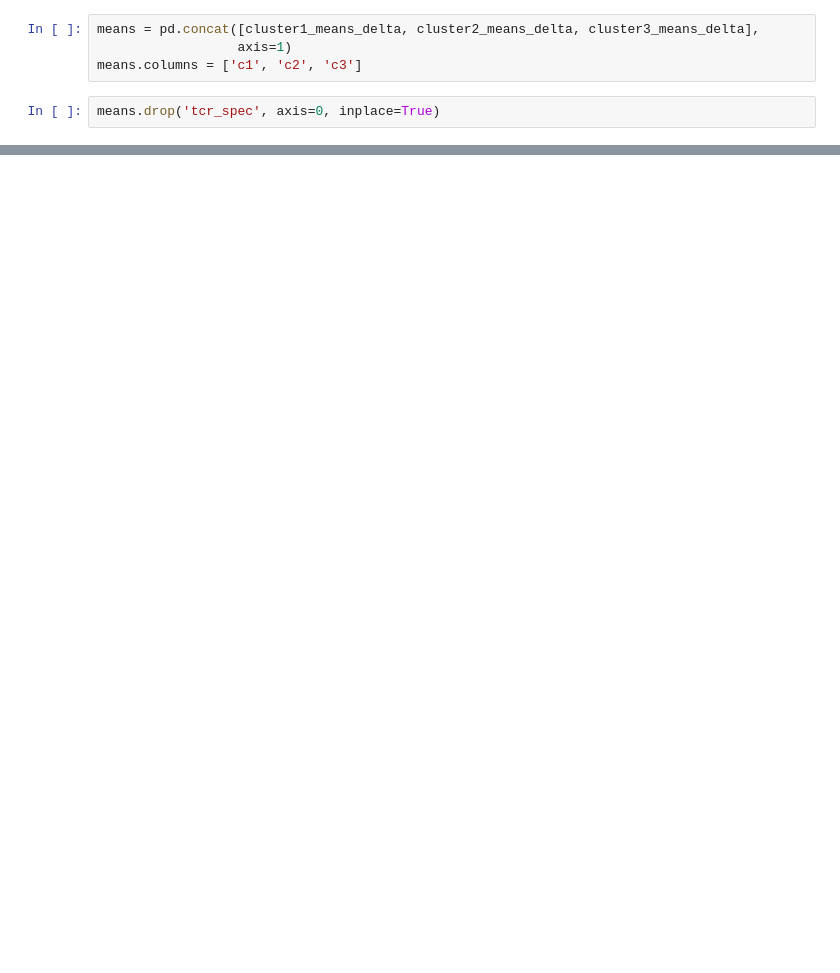
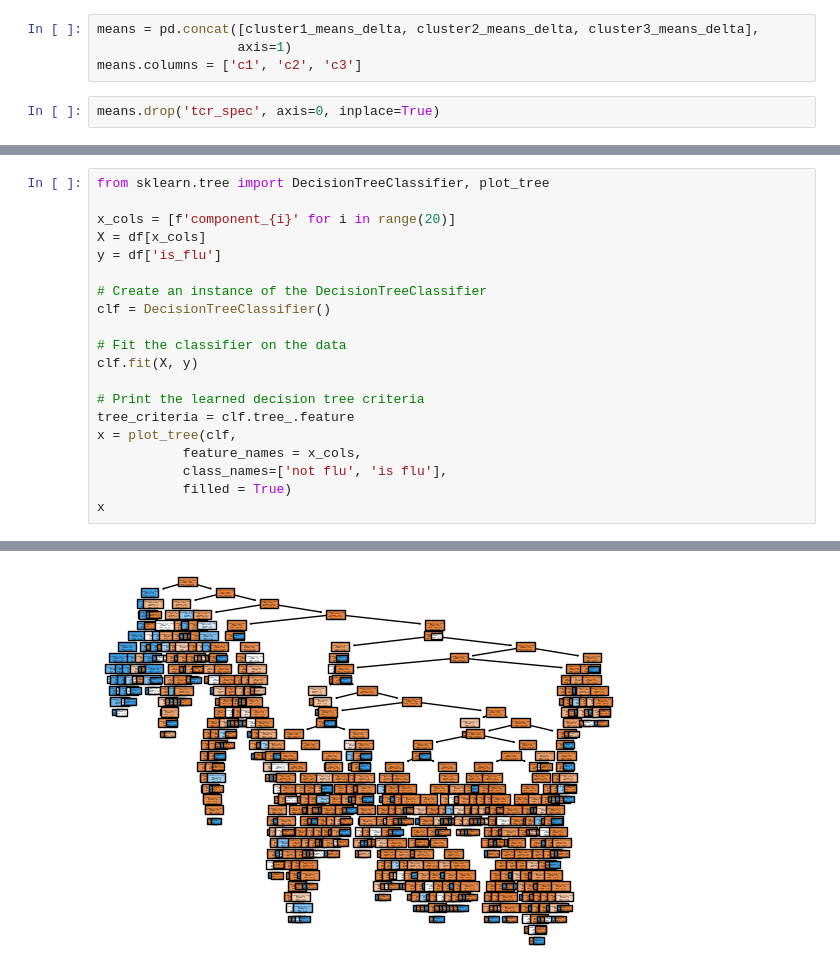
Before and after one commit to jboesen/tcellmatch, a Jupyter notebook: tutorials/Visualization.ipynb, the cells around one changed output, grey strips where cells are left out. Saved outputs shown, nothing was run; the diff lists cells and outputs as text; blank space fills up the shorter version.

```diff
--- a/tutorials/Visualization.ipynb
+++ b/tutorials/Visualization.ipynb
@@ -211 +151,22 @@ for i in range(0, 20):
 ... (8 outputs left out)
+# %%
+from sklearn.tree import DecisionTreeClassifier, plot_tree
+
+x_cols = [f'component_{i}' for i in range(20)]
+X = df[x_cols]
+y = df['is_flu']
+
+# Create an instance of the DecisionTreeClassifier
+clf = DecisionTreeClassifier()
+
+# Fit the classifier on the data
+clf.fit(X, y)
+
+# Print the learned decision tree criteria
+tree_criteria = clf.tree_.feature
+x = plot_tree(clf,
+           feature_names = x_cols,
+           class_names=['not flu', 'is flu'],
+           filled = True)
+x
+# %% [output]
@@ -211,0 +190 @@ for i in range(0, 20):
+[figure, added]
```
Also changed, not shown: parts of 26 cells of this notebook.
